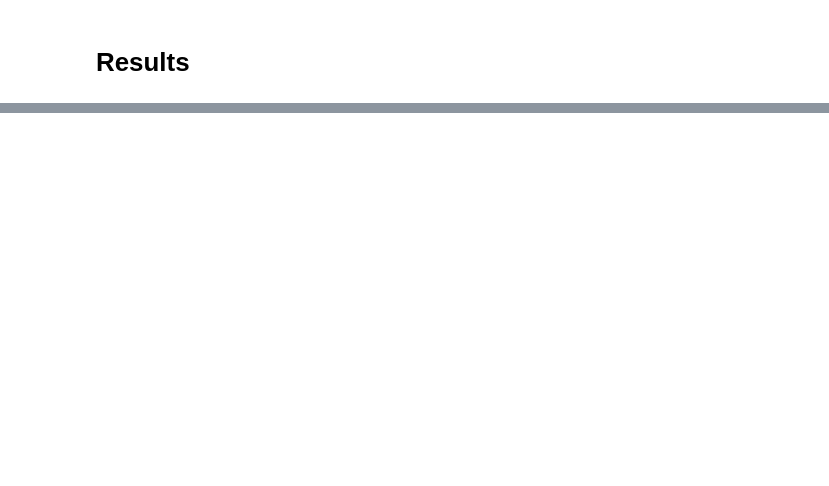
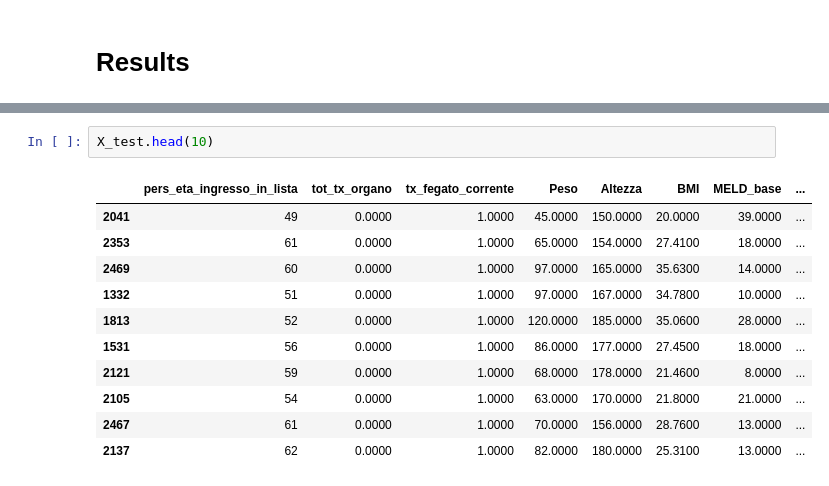
Before and after one commit to LIA-UniBo/Liver_transplant, a Jupyter notebook: Survival_Before_Transplant.ipynb, the cells around one changed output, grey strips where cells are left out. Saved outputs shown, nothing was run; the diff lists cells and outputs as text; blank space fills up the shorter version.

```diff
--- a/Survival_Before_Transplant.ipynb
+++ b/Survival_Before_Transplant.ipynb
@@ -357,0 +342,14 @@ fpr, tpr, thresholds = metrics.roc_curve(y_test['censored'], y_pred, pos_label=1
+# %%
+X_test.head(10)
+# %% [output]
+|  | pers_eta_ingresso_in_lista | tot_tx_organo | tx_fegato_corrente | Peso | Altezza | BMI | MELD_base | ... |
+| 2041 | 49 | 0.0000 | 1.0000 | 45.0000 | 150.0000 | 20.0000 | 39.0000 | ... |
+| 2353 | 61 | 0.0000 | 1.0000 | 65.0000 | 154.0000 | 27.4100 | 18.0000 | ... |
+| 2469 | 60 | 0.0000 | 1.0000 | 97.0000 | 165.0000 | 35.6300 | 14.0000 | ... |
+| 1332 | 51 | 0.0000 | 1.0000 | 97.0000 | 167.0000 | 34.7800 | 10.0000 | ... |
+| 1813 | 52 | 0.0000 | 1.0000 | 120.0000 | 185.0000 | 35.0600 | 28.0000 | ... |
+| 1531 | 56 | 0.0000 | 1.0000 | 86.0000 | 177.0000 | 27.4500 | 18.0000 | ... |
+| 2121 | 59 | 0.0000 | 1.0000 | 68.0000 | 178.0000 | 21.4600 | 8.0000 | ... |
+| 2105 | 54 | 0.0000 | 1.0000 | 63.0000 | 170.0000 | 21.8000 | 21.0000 | ... |
+| 2467 | 61 | 0.0000 | 1.0000 | 70.0000 | 156.0000 | 28.7600 | 13.0000 | ... |
+| 2137 | 62 | 0.0000 | 1.0000 | 82.0000 | 180.0000 | 25.3100 | 13.0000 | ... |
```
Also changed, not shown: parts of 26 cells of this notebook.
